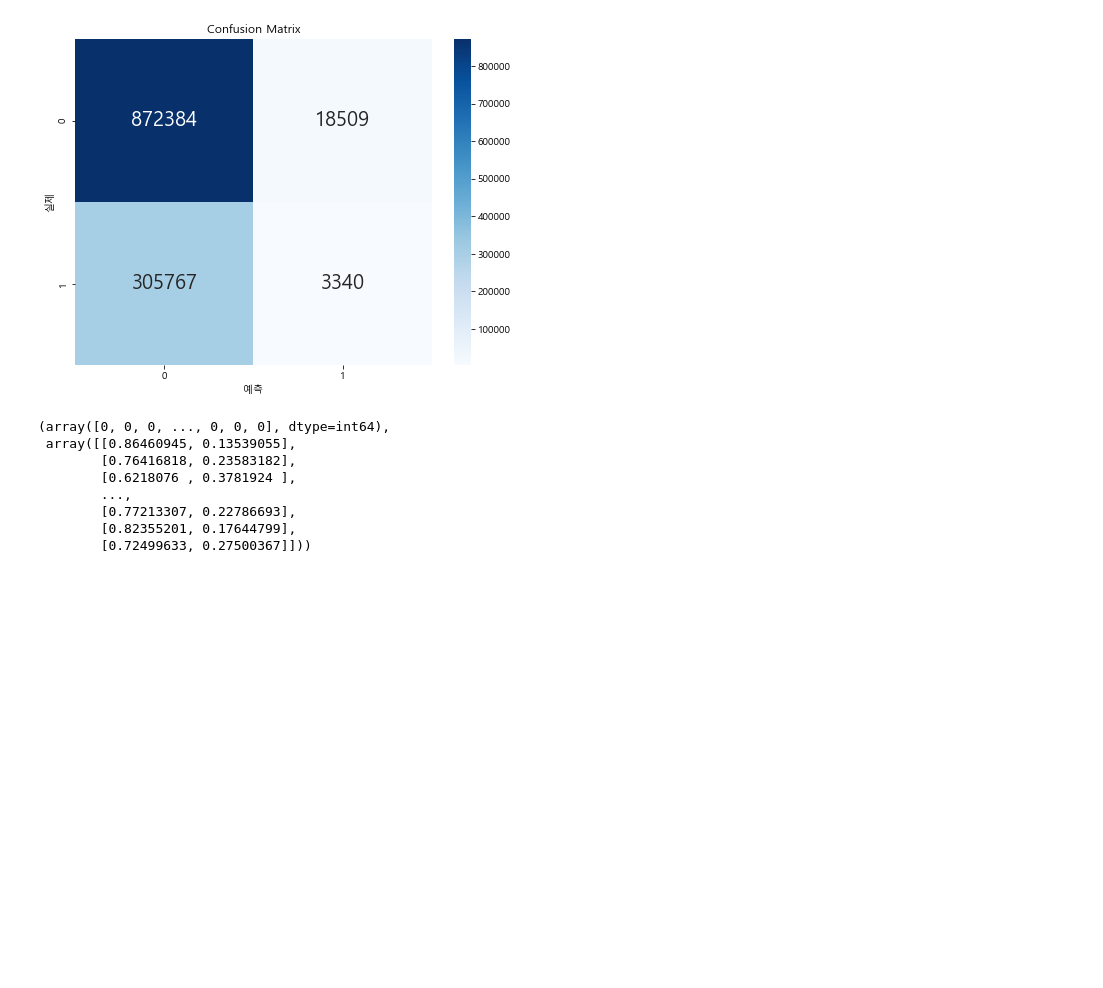
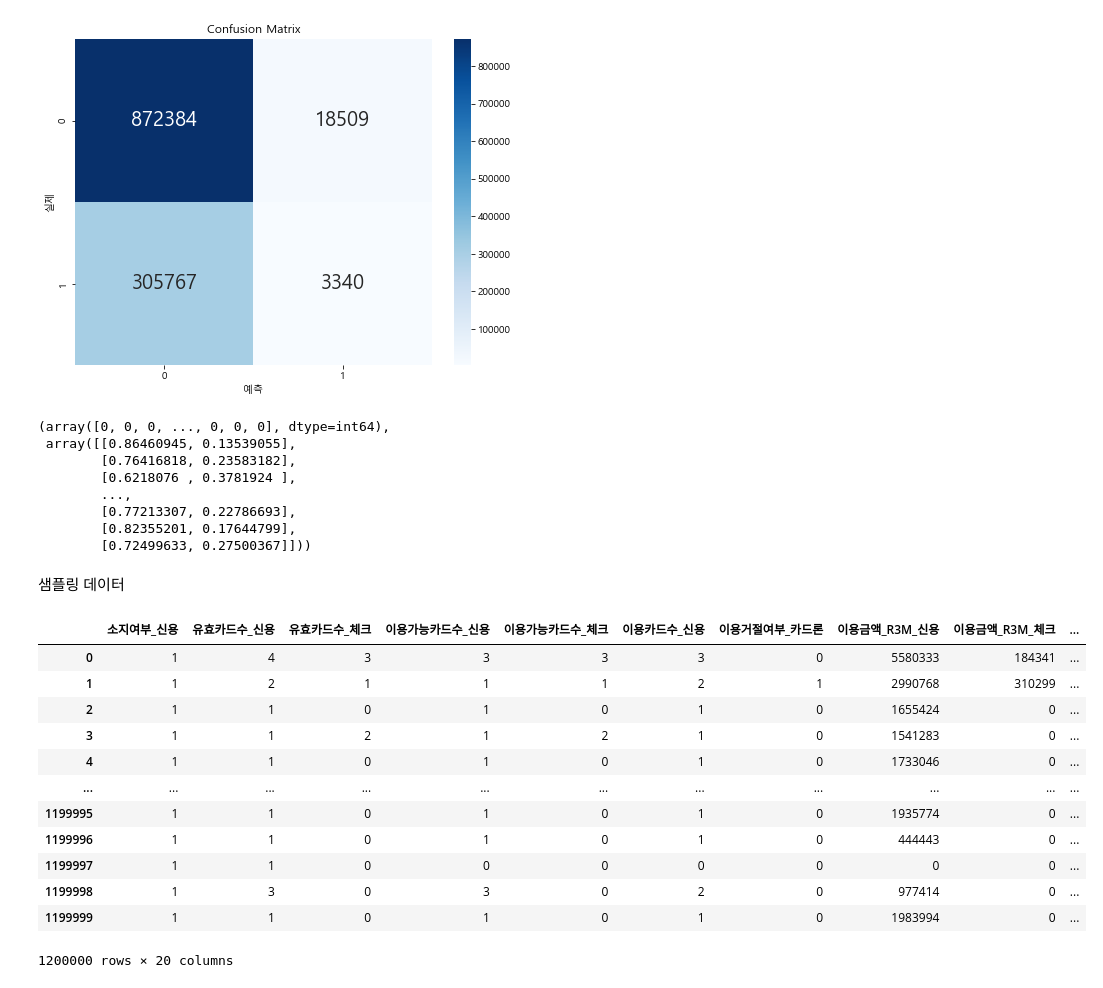
Before and after one commit to ev1025/Alternative-Credit-Scoring, a Jupyter notebook: 대안데이터 전처리, 모델링.ipynb, the cells around one changed output. Saved outputs shown, nothing was run; the diff lists cells and outputs as text; code cells hidden in the pictures; blank space fills up the shorter version.

```diff
--- a/대안데이터 전처리, 모델링.ipynb
+++ b/대안데이터 전처리, 모델링.ipynb
@@ -761,3 +761,24 @@ ROC AUC: 0.48169825894902124
         [0.77213307, 0.22786693],
         [0.82355201, 0.17644799],
         [0.72499633, 0.27500367]]))
+# %% [markdown]
+샘플링 데이터
+# %%
+# 신용카드 데이터의 언더 샘플링 진행(상관성을 확인해서 경향성이 있는 데이터가 몰리지 않도록)
+credit_under_df = pd.read_csv('../alternative_data/under_sample.csv')
+credit_under_df = pd.concat([credit_under_df,y_test_p,x_test_p.iloc[:,2:] ],axis=1)
+credit_under_df
+# %% [output]
+|  | 소지여부_신용 | 유효카드수_신용 | 유효카드수_체크 | 이용가능카드수_신용 | 이용가능카드수_체크 | 이용카드수_신용 | 이용거절여부_카드론 | 이용금액_R3M_신용 | 이용금액_R3M_체크 | ... |
+| 0 | 1 | 4 | 3 | 3 | 3 | 3 | 0 | 5580333 | 184341 | ... |
+| 1 | 1 | 2 | 1 | 1 | 1 | 2 | 1 | 2990768 | 310299 | ... |
+| 2 | 1 | 1 | 0 | 1 | 0 | 1 | 0 | 1655424 | 0 | ... |
+| 3 | 1 | 1 | 2 | 1 | 2 | 1 | 0 | 1541283 | 0 | ... |
+| 4 | 1 | 1 | 0 | 1 | 0 | 1 | 0 | 1733046 | 0 | ... |
+| ... | ... | ... | ... | ... | ... | ... | ... | ... | ... | ... |
+| 1199995 | 1 | 1 | 0 | 1 | 0 | 1 | 0 | 1935774 | 0 | ... |
+| 1199996 | 1 | 1 | 0 | 1 | 0 | 1 | 0 | 444443 | 0 | ... |
+| 1199997 | 1 | 1 | 0 | 0 | 0 | 0 | 0 | 0 | 0 | ... |
+| 1199998 | 1 | 3 | 0 | 3 | 0 | 2 | 0 | 977414 | 0 | ... |
+| 1199999 | 1 | 1 | 0 | 1 | 0 | 1 | 0 | 1983994 | 0 | ... |
+1200000 rows × 20 columns
```
Also changed, not shown: parts of 8 cells of this notebook.
